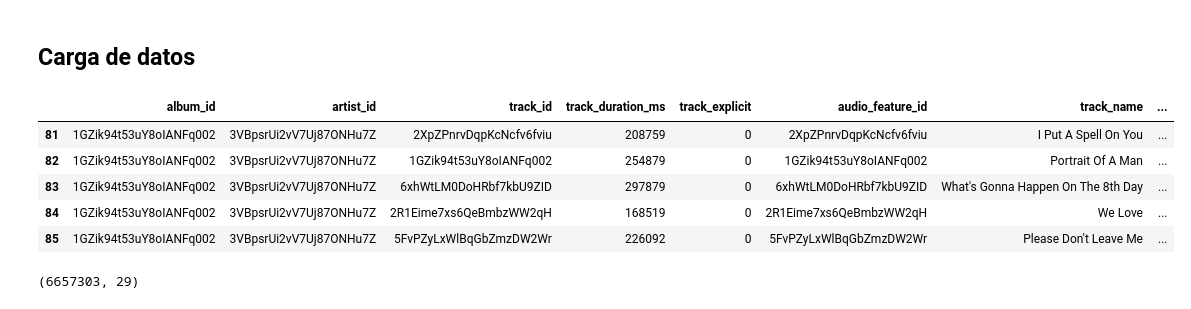
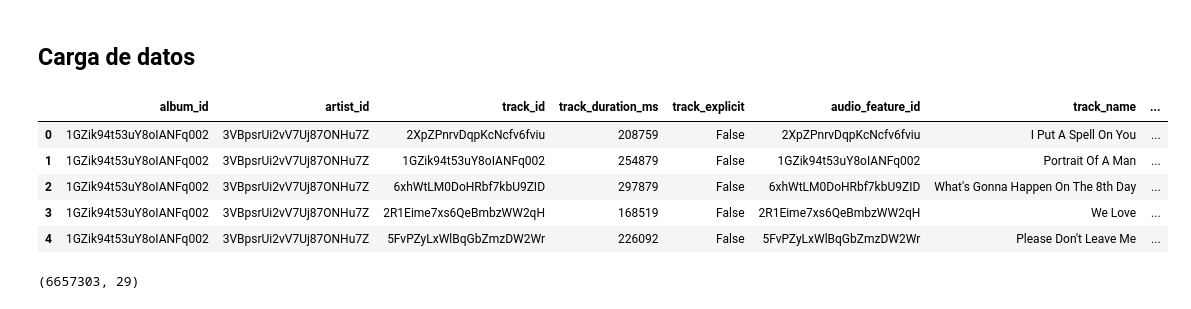
Before and after one commit to DamnXitri/spotify-data-mining, a Jupyter notebook: proyecto.ipynb, the cells around one changed output. Cells and saved outputs as stored; diff of their text form; code cells hidden in the pictures.

```diff
--- a/proyecto.ipynb
+++ b/proyecto.ipynb
@@ -983,26 +988,30 @@ if SAVE or not os.path.exists(data_folder + 'merged_data.csv'):
 # %%
 LOAD = False
 
 try: # acceder al dataframe guardado
   merged_data
 except NameError: # si no existe, lo cargaremos
   LOAD = True
 
 if LOAD:
   merged_data = pd.read_csv(
     filepath_or_buffer = data_folder + 'merged_data.csv',
     parse_dates = ['album_release_date']
   )
   merged_data['album_type'] = merged_data['album_type'].astype('category')
+  merged_data['track_explicit'] = merged_data['track_explicit'].astype('bool')
+  merged_data['key'] = merged_data['key'].astype('category')
+  merged_data['mode'] = merged_data['mode'].astype('category') # Major o Minor (0 = Minor, 1 = Major)
+  merged_data['time_signature'] = merged_data['time_signature'].astype('category')
 
 merged_data.head()
 # %% [output]
 |  | album_id | artist_id | track_id | track_duration_ms | track_explicit | audio_feature_id | track_name | ... |
-| 81 | 1GZik94t53uY8oIANFq002 | 3VBpsrUi2vV7Uj87ONHu7Z | 2XpZPnrvDqpKcNcfv6fviu | 208759 | 0 | 2XpZPnrvDqpKcNcfv6fviu | I Put A Spell On You | ... |
-| 82 | 1GZik94t53uY8oIANFq002 | 3VBpsrUi2vV7Uj87ONHu7Z | 1GZik94t53uY8oIANFq002 | 254879 | 0 | 1GZik94t53uY8oIANFq002 | Portrait Of A Man | ... |
-| 83 | 1GZik94t53uY8oIANFq002 | 3VBpsrUi2vV7Uj87ONHu7Z | 6xhWtLM0DoHRbf7kbU9ZID | 297879 | 0 | 6xhWtLM0DoHRbf7kbU9ZID | What's Gonna Happen On The 8th Day | ... |
-| 84 | 1GZik94t53uY8oIANFq002 | 3VBpsrUi2vV7Uj87ONHu7Z | 2R1Eime7xs6QeBmbzWW2qH | 168519 | 0 | 2R1Eime7xs6QeBmbzWW2qH | We Love | ... |
-| 85 | 1GZik94t53uY8oIANFq002 | 3VBpsrUi2vV7Uj87ONHu7Z | 5FvPZyLxWlBqGbZmzDW2Wr | 226092 | 0 | 5FvPZyLxWlBqGbZmzDW2Wr | Please Don't Leave Me | ... |
+| 0 | 1GZik94t53uY8oIANFq002 | 3VBpsrUi2vV7Uj87ONHu7Z | 2XpZPnrvDqpKcNcfv6fviu | 208759 | False | 2XpZPnrvDqpKcNcfv6fviu | I Put A Spell On You | ... |
+| 1 | 1GZik94t53uY8oIANFq002 | 3VBpsrUi2vV7Uj87ONHu7Z | 1GZik94t53uY8oIANFq002 | 254879 | False | 1GZik94t53uY8oIANFq002 | Portrait Of A Man | ... |
+| 2 | 1GZik94t53uY8oIANFq002 | 3VBpsrUi2vV7Uj87ONHu7Z | 6xhWtLM0DoHRbf7kbU9ZID | 297879 | False | 6xhWtLM0DoHRbf7kbU9ZID | What's Gonna Happen On The 8th Day | ... |
+| 3 | 1GZik94t53uY8oIANFq002 | 3VBpsrUi2vV7Uj87ONHu7Z | 2R1Eime7xs6QeBmbzWW2qH | 168519 | False | 2R1Eime7xs6QeBmbzWW2qH | We Love | ... |
+| 4 | 1GZik94t53uY8oIANFq002 | 3VBpsrUi2vV7Uj87ONHu7Z | 5FvPZyLxWlBqGbZmzDW2Wr | 226092 | False | 5FvPZyLxWlBqGbZmzDW2Wr | Please Don't Leave Me | ... |
 # %%
 merged_data.shape
 # %% [output]
```
Also changed, not shown: parts of 173 cells of this notebook, 1 other file.
